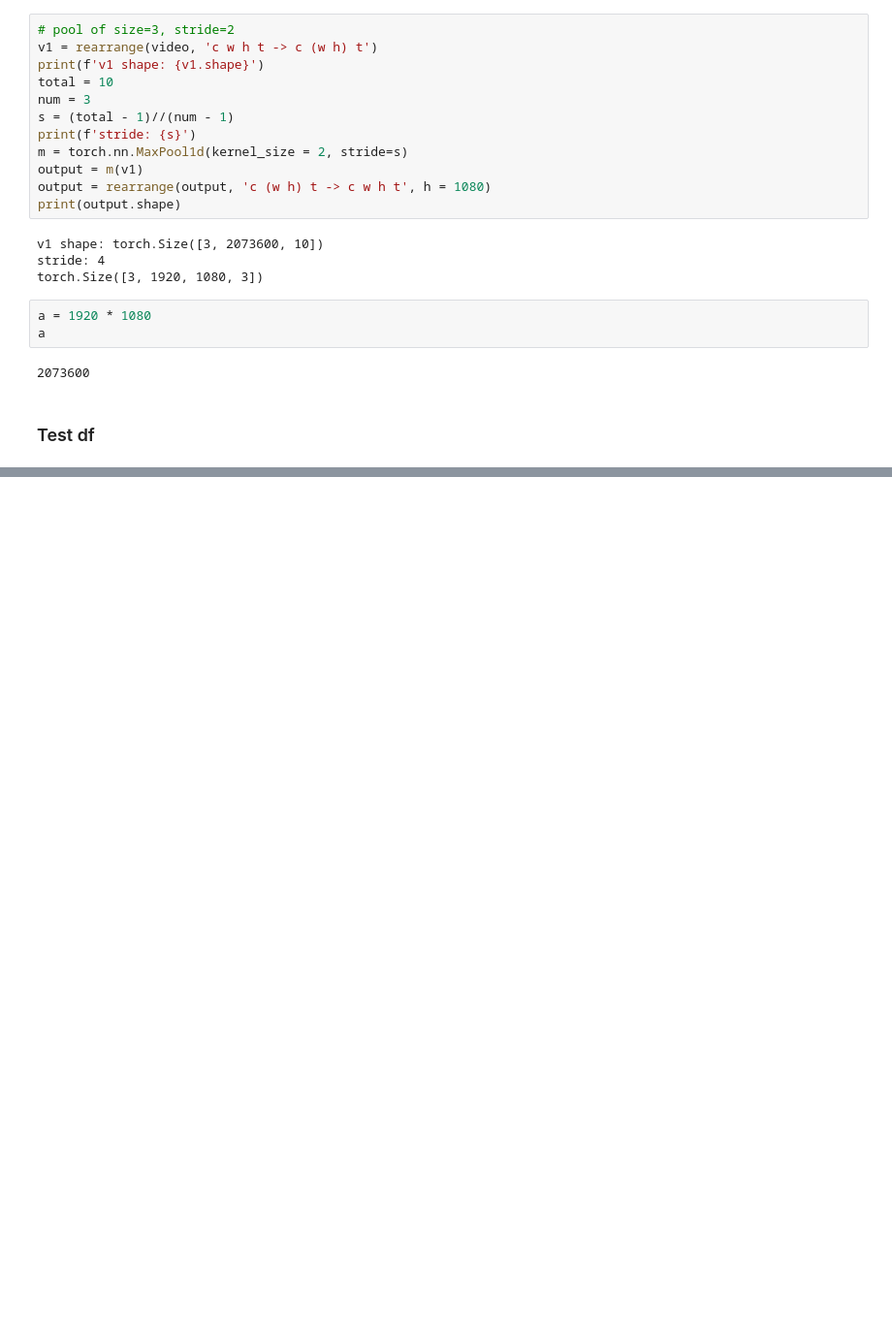
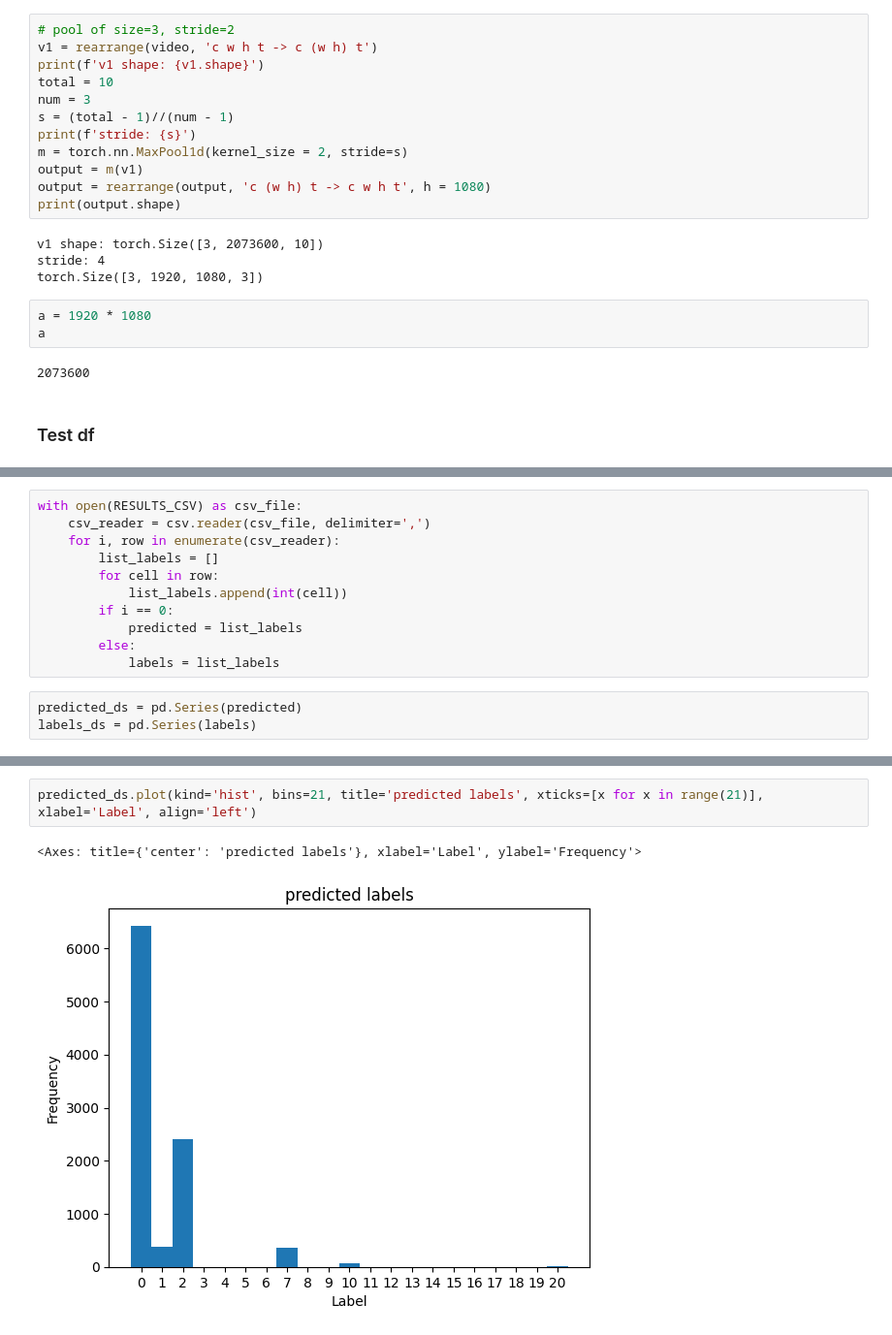
Before and after one commit to oriolmp/TFG, a Jupyter notebook: notebooks/Playground.ipynb, the cells around one changed output, grey strips where cells are left out. Shown: that part at 97% size. Drawn from its saved outputs; the diff is of its cells as text; blank space fills up the shorter version.

```diff
--- a/notebooks/Playground.ipynb
+++ b/notebooks/Playground.ipynb
@@ -294,0 +294,14 @@ c = [x for x in range(97)]
+# %%
+with open(RESULTS_CSV) as csv_file:
+    csv_reader = csv.reader(csv_file, delimiter=',')
+    for i, row in enumerate(csv_reader):
+        list_labels = []
+        for cell in row:
+            list_labels.append(int(cell))
+        if i == 0:
+            predicted = list_labels
+        else:
+            labels = list_labels
+# %%
+predicted_ds = pd.Series(predicted)
+labels_ds = pd.Series(labels)
@@ -294,0 +323,5 @@ c = [x for x in range(97)]
+# %%
+predicted_ds.plot(kind='hist', bins=21, title='predicted labels', xticks=[x for x in range(21)], xlabel='Label', align='left')
+# %% [output]
+<Axes: title={'center': 'predicted labels'}, xlabel='Label', ylabel='Frequency'>
+[figure, added]
```
Also changed, not shown: parts of 33 cells of this notebook.
